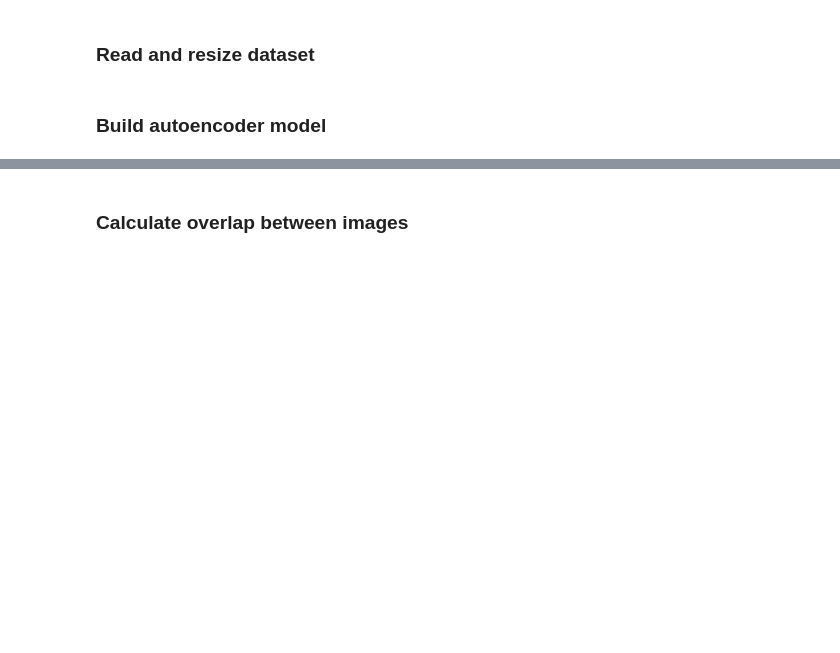
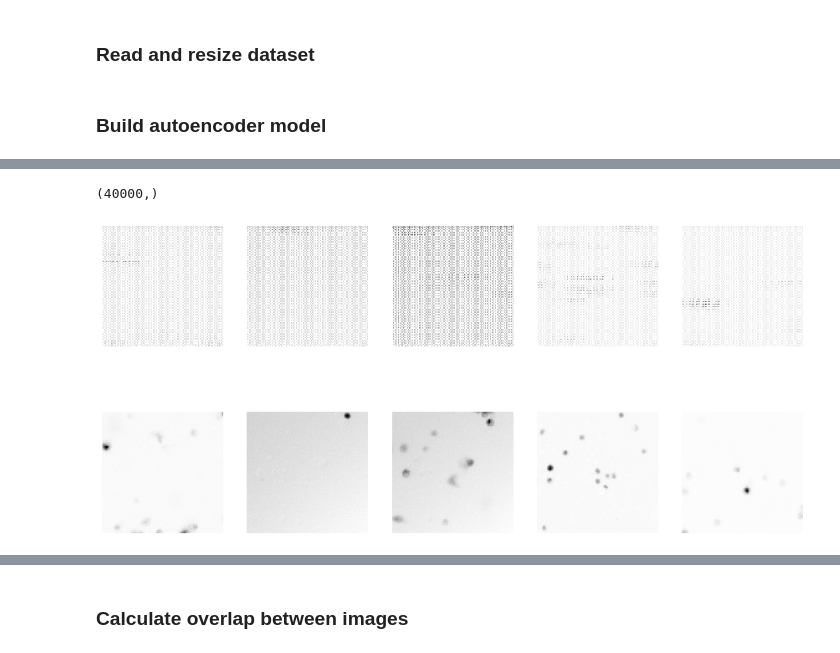
Before and after one commit to leonore/deep-learning-for-immune-cells, a Jupyter notebook: src/cell_autoencoder.ipynb, the cells around one changed output, grey strips where cells are left out. Saved outputs shown, nothing was run; the diff lists cells and outputs as text; code cells hidden in the pictures; blank space fills up the shorter version.

```diff
--- a/src/cell_autoencoder.ipynb
+++ b/src/cell_autoencoder.ipynb
@@ -132,4 +153,12 @@ model = Model(input_img, decoded)
 decoded_imgs = model.predict(x_test)
+# %%
+encoded_imgs[0].shape
+# %% [output]
+(40000,)
+# %%
+plot_results(x_test, encoded_imgs)
+# %% [output]
+[figure, added]
 # %%
 plot_results(x_test, decoded_imgs)
 # %% [output]
```
Also changed, not shown: parts of 15 cells of this notebook, 1 other file.
